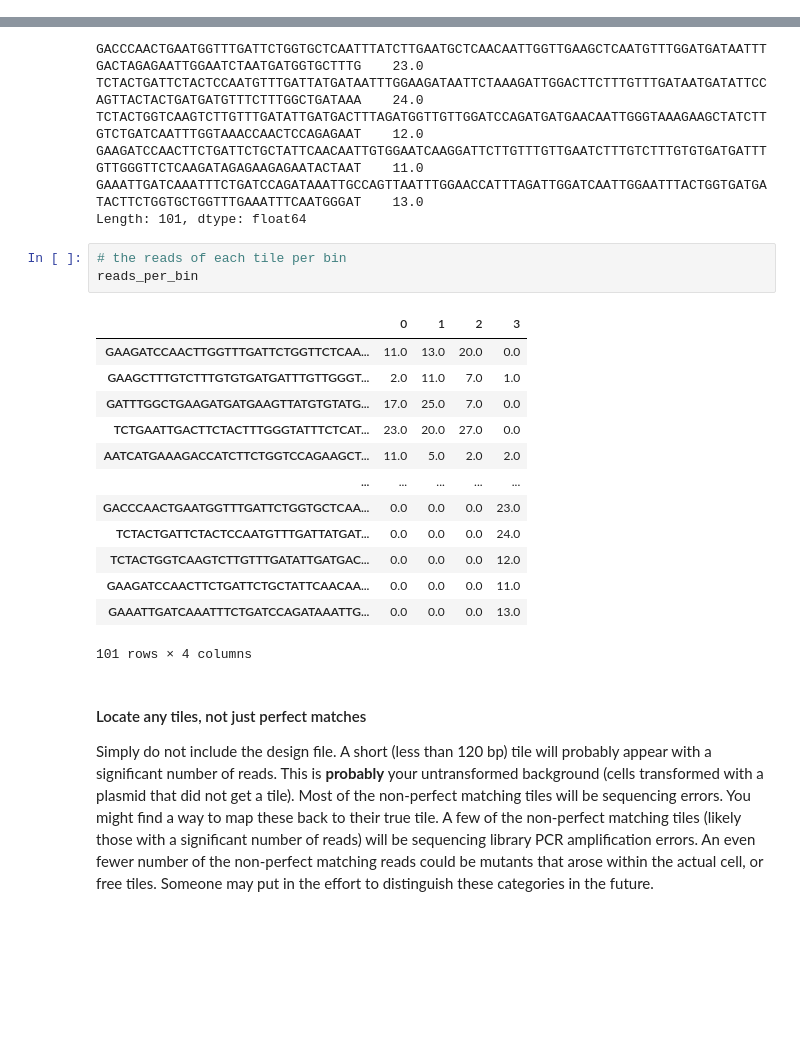
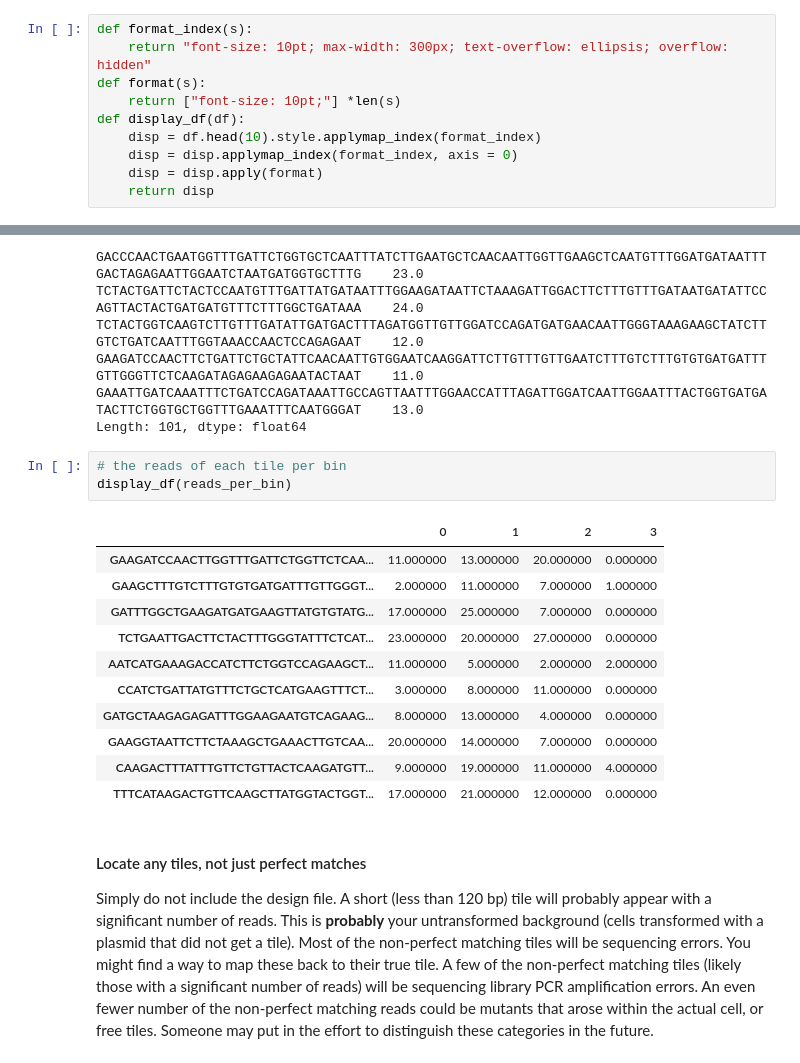
Before and after one commit to staller-lab/labtools, a Jupyter notebook: docs/_build/jupyter_execute/example.ipynb, the cells around one changed output, grey strips where cells are left out. Saved outputs shown, nothing was run; the diff lists cells and outputs as text; blank space fills up the shorter version.

```diff
--- a/docs/_build/jupyter_execute/example.ipynb
+++ b/docs/_build/jupyter_execute/example.ipynb
@@ -55,3 +57,13 @@ from labtools.adtools import sort
+# %%
+def format_index(s):
+    return "font-size: 10pt; max-width: 300px; text-overflow: ellipsis; overflow: hidden"
+def format(s):
+    return ["font-size: 10pt;"] *len(s)
+def display_df(df):
+    disp = df.head(10).style.applymap_index(format_index)
+    disp = disp.applymap_index(format_index, axis = 0)
+    disp = disp.apply(format)
+    return disp
 # %% [markdown]
 ### Initialize a sort
 # %%
@@ -97,21 +107,19 @@ GAAATTGATCAAATTTCTGATCCAGATAAATTGCCAGTTAATTTGGAACCATTTAGATTGGATCAATTGGAATTTACTGG
 Length: 101, dtype: float64
 # %%
 # the reads of each tile per bin
-reads_per_bin
+display_df(reads_per_bin)
 # %% [output]
 |  | 0 | 1 | 2 | 3 |
-| GAAGATCCAACTTGGTTTGATTCTGGTTCTCAA... | 11.0 | 13.0 | 20.0 | 0.0 |
-| GAAGCTTTGTCTTTGTGTGATGATTTGTTGGGT... | 2.0 | 11.0 | 7.0 | 1.0 |
-| GATTTGGCTGAAGATGATGAAGTTATGTGTATG... | 17.0 | 25.0 | 7.0 | 0.0 |
-| TCTGAATTGACTTCTACTTTGGGTATTTCTCAT... | 23.0 | 20.0 | 27.0 | 0.0 |
-| AATCATGAAAGACCATCTTCTGGTCCAGAAGCT... | 11.0 | 5.0 | 2.0 | 2.0 |
-| ... | ... | ... | ... | ... |
-| GACCCAACTGAATGGTTTGATTCTGGTGCTCAA... | 0.0 | 0.0 | 0.0 | 23.0 |
-| TCTACTGATTCTACTCCAATGTTTGATTATGAT... | 0.0 | 0.0 | 0.0 | 24.0 |
-| TCTACTGGTCAAGTCTTGTTTGATATTGATGAC... | 0.0 | 0.0 | 0.0 | 12.0 |
-| GAAGATCCAACTTCTGATTCTGCTATTCAACAA... | 0.0 | 0.0 | 0.0 | 11.0 |
-| GAAATTGATCAAATTTCTGATCCAGATAAATTG... | 0.0 | 0.0 | 0.0 | 13.0 |
+| GAAGATCCAACTTGGTTTGATTCTGGTTCTCAA... | 11.000000 | 13.000000 | 20.000000 | 0.000000 |
+| GAAGCTTTGTCTTTGTGTGATGATTTGTTGGGT... | 2.000000 | 11.000000 | 7.000000 | 1.000000 |
+| GATTTGGCTGAAGATGATGAAGTTATGTGTATG... | 17.000000 | 25.000000 | 7.000000 | 0.000000 |
+| TCTGAATTGACTTCTACTTTGGGTATTTCTCAT... | 23.000000 | 20.000000 | 27.000000 | 0.000000 |
+| AATCATGAAAGACCATCTTCTGGTCCAGAAGCT... | 11.000000 | 5.000000 | 2.000000 | 2.000000 |
+| CCATCTGATTATGTTTCTGCTCATGAAGTTTCT... | 3.000000 | 8.000000 | 11.000000 | 0.000000 |
+| GATGCTAAGAGAGATTTGGAAGAATGTCAGAAG... | 8.000000 | 13.000000 | 4.000000 | 0.000000 |
+| GAAGGTAATTCTTCTAAAGCTGAAACTTGTCAA... | 20.000000 | 14.000000 | 7.000000 | 0.000000 |
+| CAAGACTTTATTTGTTCTGTTACTCAAGATGTT... | 9.000000 | 19.000000 | 11.000000 | 4.000000 |
+| TTTCATAAGACTGTTCAAGCTTATGGTACTGGT... | 17.000000 | 21.000000 | 12.000000 | 0.000000 |
-101 rows × 4 columns
 # %% [markdown]
 #### Locate any tiles, not just perfect matches
 Simply do not include the design file. A short (less than 120 bp) tile will probably appear with a significant number of reads. This is **probably** your untransformed background (cells transformed with a plasmid that did not get a tile). Most of the non-perfect matching tiles will be sequencing errors. You might find a way to map these back to their true tile. A few of the non-perfect matching tiles (likely those with a significant number of reads) will be sequencing library PCR amplification errors. An even fewer number of the non-perfect matching reads could be mutants that arose within the actual cell, or free tiles. Someone may put in the effort to distinguish these categories in the future.
```
Also changed, not shown: parts of 11 cells of this notebook, 6 other files.
